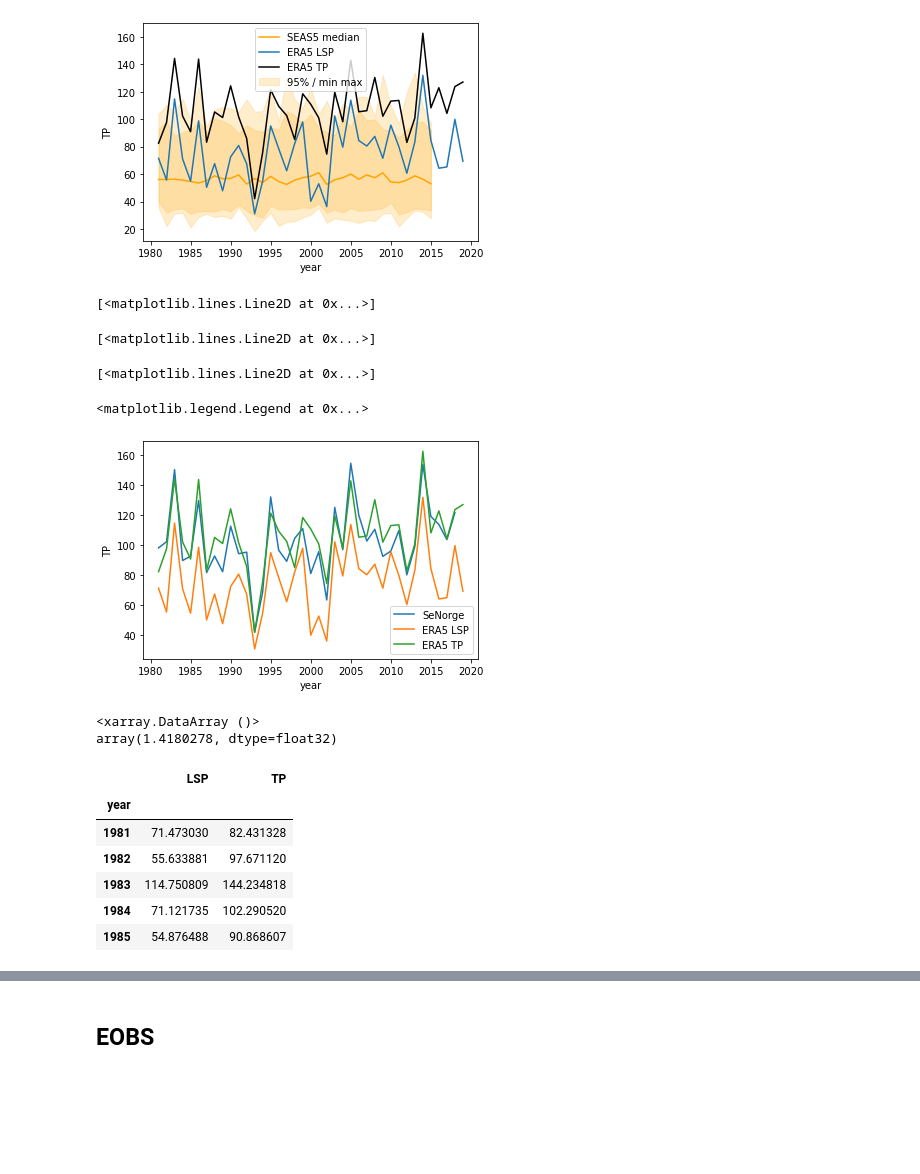
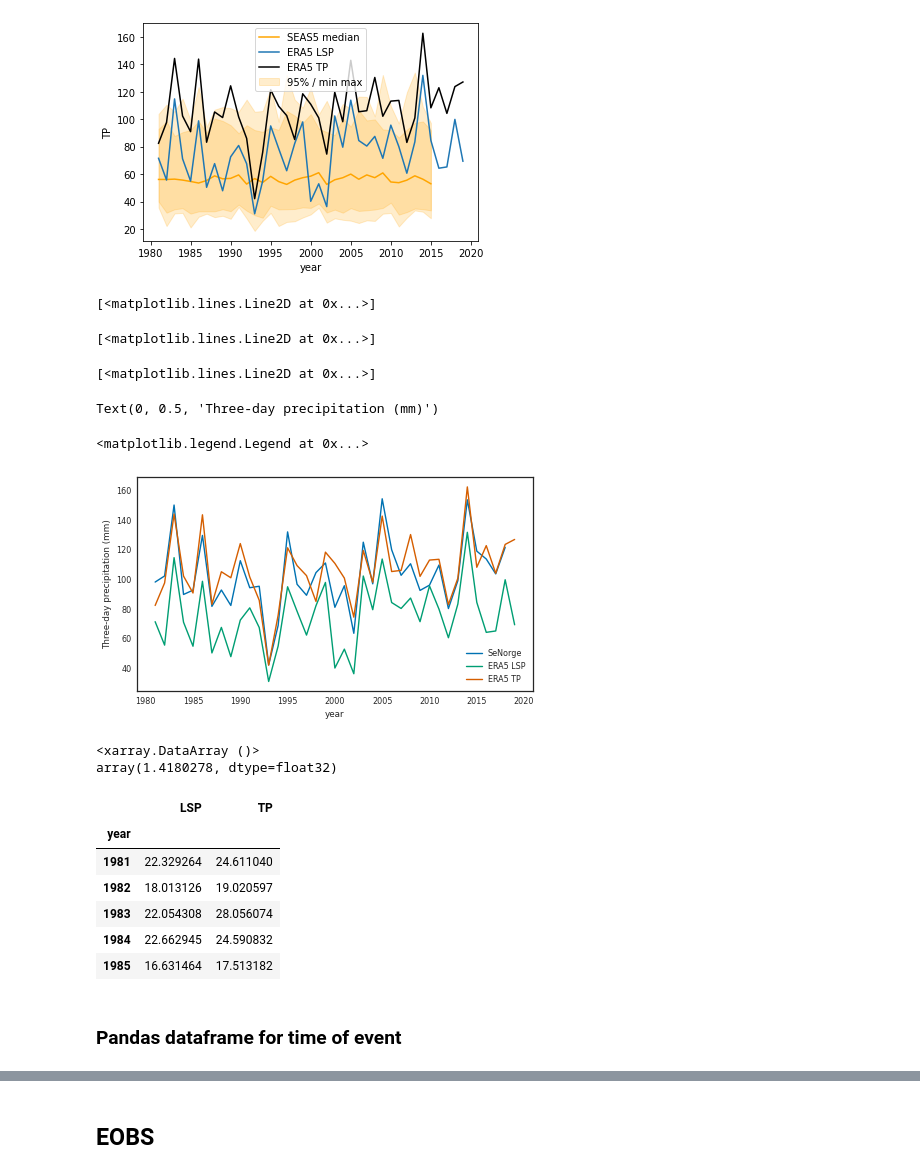
Before and after one commit to timokelder/UNSEEN-trends, a Jupyter notebook: Mining/ERA_EOBS_extraction.ipynb, the cells around one changed output, grey strips where cells are left out. Cells and saved outputs as stored; diff of their text form; code cells hidden in the pictures; blank space fills up the shorter version.

```diff
--- a/Mining/ERA_EOBS_extraction.ipynb
+++ b/Mining/ERA_EOBS_extraction.ipynb
@@ -46,12 +46,13 @@ We retrieve EOBS and ERA5. Then we have to check whether they have to be upscale
 SEAS5_wc = xr.open_dataset('Data/Extremes/Extremes.nc')
 SEAS5_wc
 
-SEAS5_wc_q200 = xr.open_dataset('../UNSEEN-trends_play/Quantiles200.nc')
-SEAS5_wc_q200
+SEAS5_q200 = xr.open_dataset('../UNSEEN-trends_play/Quantiles200.nc')
+SEAS5_q200
 
-SEAS5_wc_q200['P_200'].plot()
-# SEAS5_sv = xr.open_dataset('Data/Extremes/Extremes_SV.nc')
-# SEAS5_sv Not yet necessary
+SEAS5_q200['P_200'].plot()
+
+SEAS5_sv = xr.open_dataset('Data/Extremes/Extremes_SV.nc')
+SEAS5_sv #Not yet necessary
 
 SeNorge = xr.open_dataset('Data/Extremes/SeNorge.nc')
 SeNorge
@@ -138,7 +169,7 @@ Attributes:
 # %%
 ERA5_masked = (ERA5
                .sel(lat = slice(lats[0],lats[1]), lon = slice(lons[0],lons[1]))
-               .where(SEAS5_wc_q200['P_200']>climatology_threshold)
+               .where(SEAS5_q200['P_200']>climatology_threshold)
                .mean(dim=['lat','lon'])
                )
 
@@ -248,27 +242,33 @@ Coordinates:
 <matplotlib.legend.Legend at 0x...>
 [figure]
 # %%
-ax = plt.axes()
+plt.style.use('seaborn-paper')
+# plt.rcParams['fontname'] = 'Arial'
+
+fig, ax = plt.subplots(figsize=(180/25.4, 100/25.4))
 
 # Quantiles = SEAS5_wc['__xarray_dataarray_variable__'].quantile([0,2.5/100, 0.5, 97.5/100,1], dim=['ensemble','leadtime'])
 # Quantiles
 # ax.plot(Quantiles.year, Quantiles.sel(quantile=0.5), color='orange',label = 'SEAS5 median')
 # ax.fill_between(Quantiles.year.values, Quantiles.sel(quantile=0.025), Quantiles.sel(quantile=0.975), color='orange', alpha=0.2,label = '95% / min max')
 # ax.fill_between(Quantiles.year.values, Quantiles.sel(quantile=0), Quantiles.sel(quantile=1), color='orange', alpha=0.2)
 
 
 # EOBS_regridded_masked_extremes.plot(color = 'black', label='EOBS')
 SeNorge['__xarray_dataarray_variable__'].sel(time = slice ('1981', '2020')).plot(label='SeNorge')
 (ERA5_masked_extremes['LSP']*1000).plot(label = 'ERA5 LSP')
 (ERA5_masked_extremes['TP']*1000).plot(label = 'ERA5 TP')
 
+plt.ylabel('Three-day precipitation (mm)')
 plt.legend()
+plt.savefig('graphs/ERA5_lsp.pdf', dpi=300, transparent=False)
 # %% [output]
 [<matplotlib.lines.Line2D at 0x...>]
 [<matplotlib.lines.Line2D at 0x...>]
 [<matplotlib.lines.Line2D at 0x...>]
-<matplotlib.legend.Legend at 0x...>
+Text(0, 0.5, 'Three-day precipitation (mm)')
+<matplotlib.legend.Legend at 0x...>
-[figure, old version]
+[figure, new version]
 # %%
 ERA5_masked_extremes['TP'].mean()/ERA5_masked_extremes['LSP'].mean()
 # %% [output]
@@ -279,15 +279,15 @@ ERA5_masked_extremes.to_netcdf('Data/ERA5.nc')
 # %%
 ERA5_masked_extremes_df = ERA5_masked_extremes.to_dataframe()*1000
 ERA5_masked_extremes_df.head()
-ERA5_masked_extremes_df.to_csv('Data/ERA5.csv')
+ERA5_masked_extremes_df.to_csv('Data/ERA5_sv.csv')
 # %% [output]
 |  | LSP | TP |
 | year |  |  |
-| 1981 | 71.473030 | 82.431328 |
-| 1982 | 55.633881 | 97.671120 |
-| 1983 | 114.750809 | 144.234818 |
-| 1984 | 71.121735 | 102.290520 |
-| 1985 | 54.876488 | 90.868607 |
+| 1981 | 22.329264 | 24.611040 |
+| 1982 | 18.013126 | 19.020597 |
+| 1983 | 22.054308 | 28.056074 |
+| 1984 | 22.662945 | 24.590832 |
+| 1985 | 16.631464 | 17.513182 |
 # %%
 (SeNorge.rename({'__xarray_dataarray_variable__': 'precipitation'})
  .to_dataframe()
@@ -298,3 +298,5 @@ ERA5_masked_extremes_df.to_csv('Data/ERA5.csv')
  .to_dataframe()
  .to_csv('Data/SEAS5_wc.csv')
 )
+# %% [markdown]
+### Pandas dataframe for time of event
```
Also changed, not shown: parts of 9 cells of this notebook, 3 other files.
